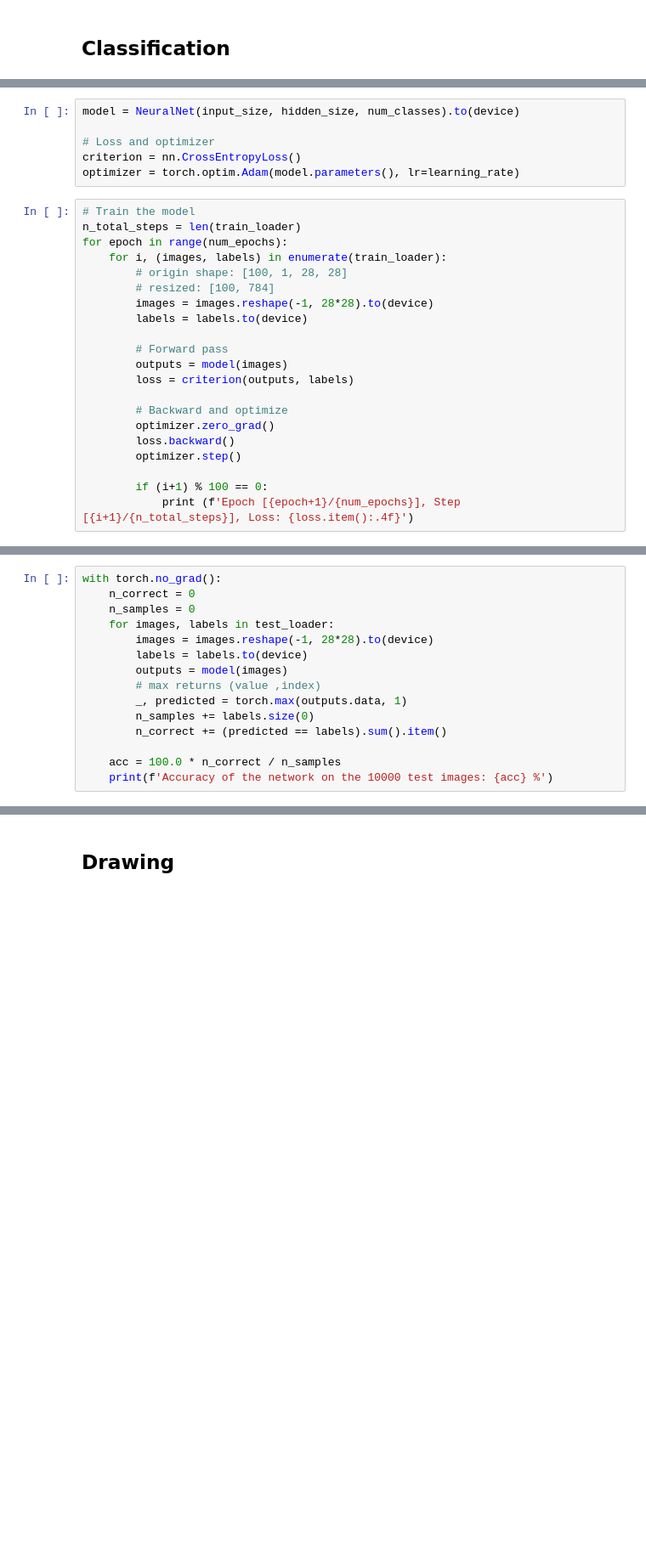
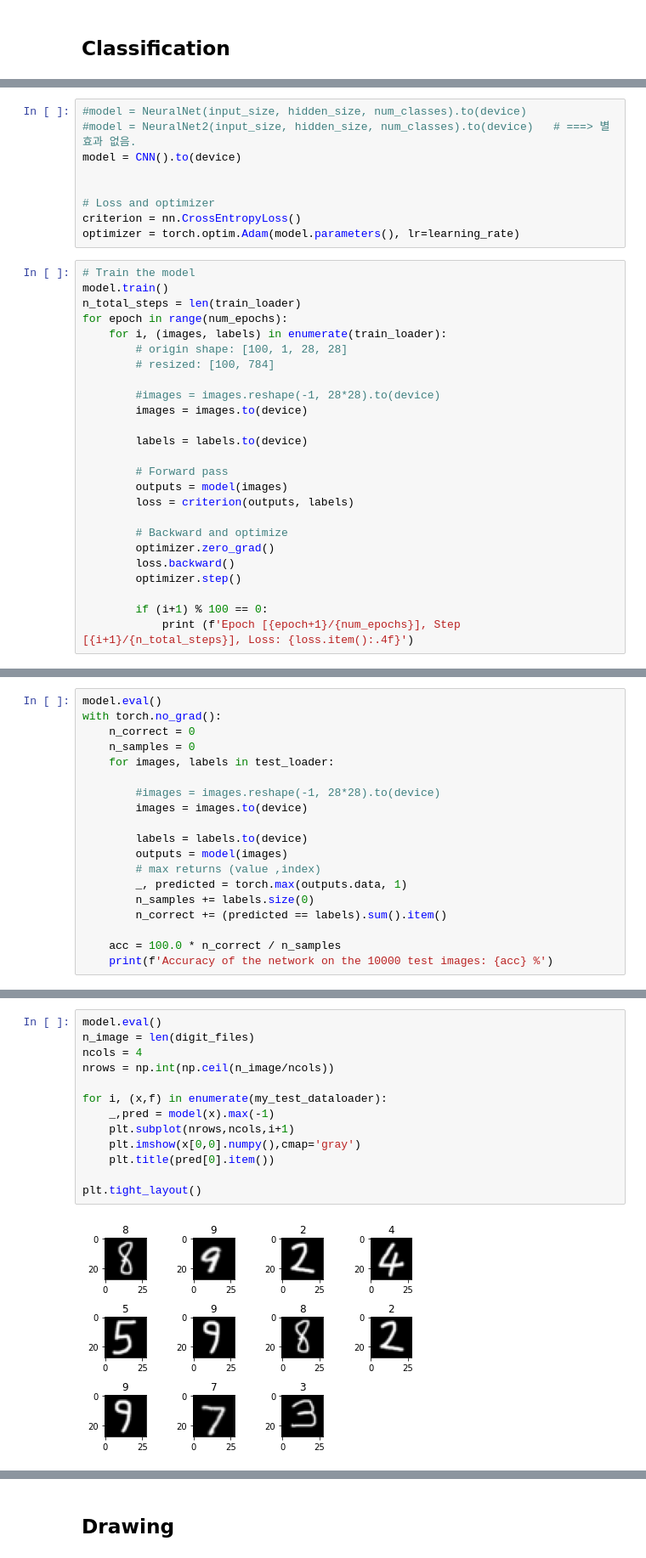
Before and after one commit to hccho2/hccho2FirstGitProject, a Jupyter notebook: torch_files/MNIST_loading.ipynb, the cells around one changed output, grey strips where cells are left out. Shown at 85% size. Saved outputs shown, nothing was run; the diff lists cells and outputs as text; blank space fills up the shorter version.

```diff
--- a/torch_files/MNIST_loading.ipynb
+++ b/torch_files/MNIST_loading.ipynb
@@ -149,17 +235,24 @@ class NeuralNet(nn.Module):
 # %%
-model = NeuralNet(input_size, hidden_size, num_classes).to(device)
+#model = NeuralNet(input_size, hidden_size, num_classes).to(device)
+#model = NeuralNet2(input_size, hidden_size, num_classes).to(device)   # ===> 별 효과 없음.
+model = CNN().to(device)
+
 
 # Loss and optimizer
 criterion = nn.CrossEntropyLoss()
 optimizer = torch.optim.Adam(model.parameters(), lr=learning_rate)
 # %%
 # Train the model
+model.train()
 n_total_steps = len(train_loader)
 for epoch in range(num_epochs):
     for i, (images, labels) in enumerate(train_loader):
         # origin shape: [100, 1, 28, 28]
         # resized: [100, 784]
-        images = images.reshape(-1, 28*28).to(device)
+
+        #images = images.reshape(-1, 28*28).to(device)
+        images = images.to(device)
+
         labels = labels.to(device)
 
         # Forward pass
@@ -194,9 +287,13 @@ Epoch [5/5], Step [600/600], Loss: 0.0282
 # %%
+model.eval()
 with torch.no_grad():
     n_correct = 0
     n_samples = 0
     for images, labels in test_loader:
-        images = images.reshape(-1, 28*28).to(device)
+
+        #images = images.reshape(-1, 28*28).to(device)
+        images = images.to(device)
+
         labels = labels.to(device)
         outputs = model(images)
         # max returns (value ,index)
@@ -212,0 +354,15 @@ from PIL import Image
+# %%
+model.eval()
+n_image = len(digit_files)
+ncols = 4
+nrows = np.int(np.ceil(n_image/ncols))
+
+for i, (x,f) in enumerate(my_test_dataloader):
+    _,pred = model(x).max(-1)
+    plt.subplot(nrows,ncols,i+1)
+    plt.imshow(x[0,0].numpy(),cmap='gray')
+    plt.title(pred[0].item())
+
+plt.tight_layout()
+# %% [output]
+[figure, added]
```
Also changed, not shown: parts of 25 cells of this notebook.
